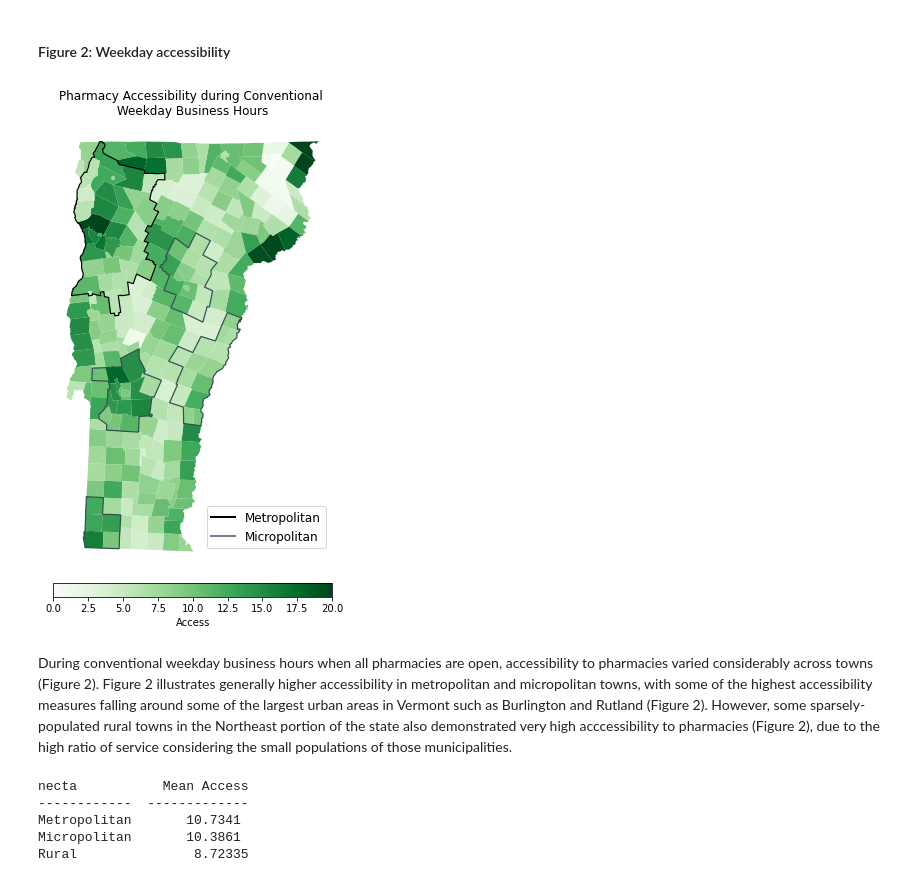
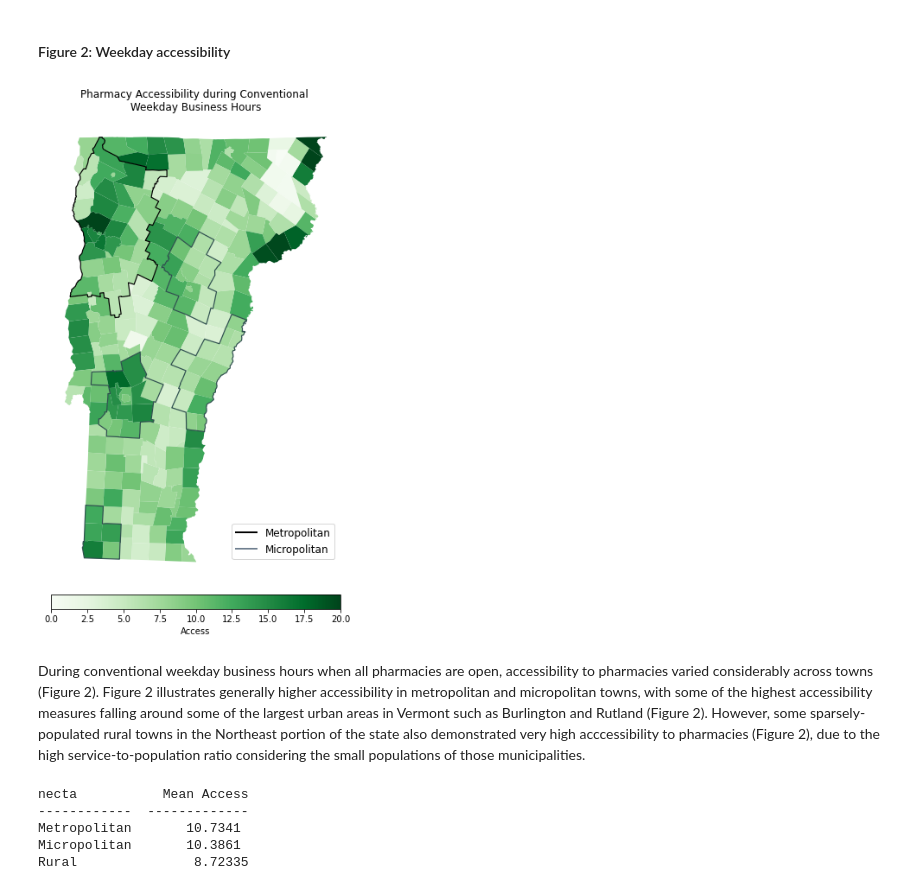
Before and after one commit to samroubin/VTPharmacy, a Jupyter notebook: procedure/code/01_Pharmacy_Accessibility.ipynb, the cells around one changed output. Saved outputs shown, nothing was run; the diff lists cells and outputs as text; code cells hidden in the pictures.

```diff
--- a/procedure/code/01_Pharmacy_Accessibility.ipynb
+++ b/procedure/code/01_Pharmacy_Accessibility.ipynb
@@ -874,37 +874,41 @@ One group of county subdivisions is classified as metropolitan, totaling 35 metr
 metropolitan_df = mapping_df[mapping_df['necta'] == 'Metropolitan']
 micropolitan_df = mapping_df[mapping_df['necta'] == 'Micropolitan']
 
 # Dissolve the geometries for each group to merge adjacent polygons
 metropolitan_boundary = metropolitan_df.dissolve(by='necta')['geometry'].boundary
 micropolitan_boundary = micropolitan_df.dissolve(by='necta')['geometry'].boundary
 
 # Plot the map of weekday pharmacy accessibility
-fig, ax = plt.subplots(figsize=(10, 10))
+fig, ax = plt.subplots(figsize=(12, 12))
 mapping_df.plot(column='access_w', cmap='Greens', legend = False, legend_kwds={'label':'Access','orientation': 'vertical'}, ax=ax, vmax=20)
 
 # Plot only the merged exterior boundaries of the 'Metropolitan NECTA' group
 metropolitan_boundary.plot(ax=ax, color='black', linewidth=1.2)
 
 # Plot only the merged exterior boundaries of the 'Micropolitan NECTA' group
 micropolitan_boundary.plot(ax=ax, color='darkslategrey', linewidth=1.2)
 
 legend_elements = [
     Line2D([0], [0], color='black', lw=2, label='Metropolitan'),
     Line2D([0], [0], color='slategrey', lw=2, label='Micropolitan')
 ]
 ax.legend(handles=legend_elements, loc='lower right', fontsize=12, bbox_to_anchor=(1,.04))
 colorbar = plt.cm.ScalarMappable(cmap='Greens', norm=plt.Normalize(vmin=0, vmax=20))
 cbar = plt.colorbar(colorbar, shrink = .5, pad=.02, label = 'Access', location="bottom")
 
+#fig.patch.set_edgecolor('black') #Border
+#fig.patch.set_linewidth(2)
+#plt.subplots_adjust(right = .84)
+
 plt.title('Pharmacy Accessibility during Conventional \n Weekday Business Hours ')
 plt.xlabel('Longitude')
 plt.ylabel('Latitude')
 plt.axis('off')
 plt.show()
 # %% [output]
-[figure, old version]
+[figure, new version]
 # %% [markdown]
-During conventional weekday business hours when all pharmacies are open, accessibility to pharmacies varied considerably across towns (Figure 2). Figure 2 illustrates generally higher accessibility in metropolitan and micropolitan towns, with some of the highest accessibility measures falling around some of the largest urban areas in Vermont such as Burlington and Rutland (Figure 2). However, some sparsely-populated rural towns in the Northeast portion of the state also demonstrated very high acccessibility to pharmacies (Figure 2), due to the high ratio of service considering the small populations of those municipalities.
+During conventional weekday business hours when all pharmacies are open, accessibility to pharmacies varied considerably across towns (Figure 2). Figure 2 illustrates generally higher accessibility in metropolitan and micropolitan towns, with some of the highest accessibility measures falling around some of the largest urban areas in Vermont such as Burlington and Rutland (Figure 2). However, some sparsely-populated rural towns in the Northeast portion of the state also demonstrated very high acccessibility to pharmacies (Figure 2), due to the high service-to-population ratio considering the small populations of those municipalities.
 # %%
 # Accessibility on conventional weekday business hours by NECTA
 means_by_metro = mapping_df.groupby('necta').mean()
```
Also changed, not shown: parts of 11 cells of this notebook.
